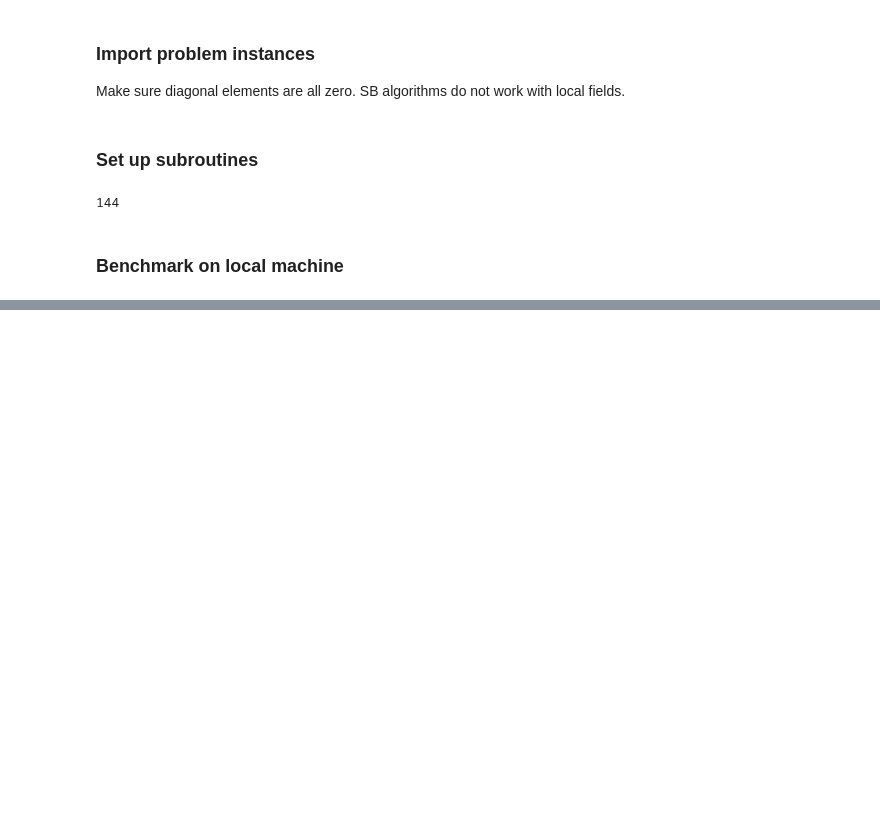
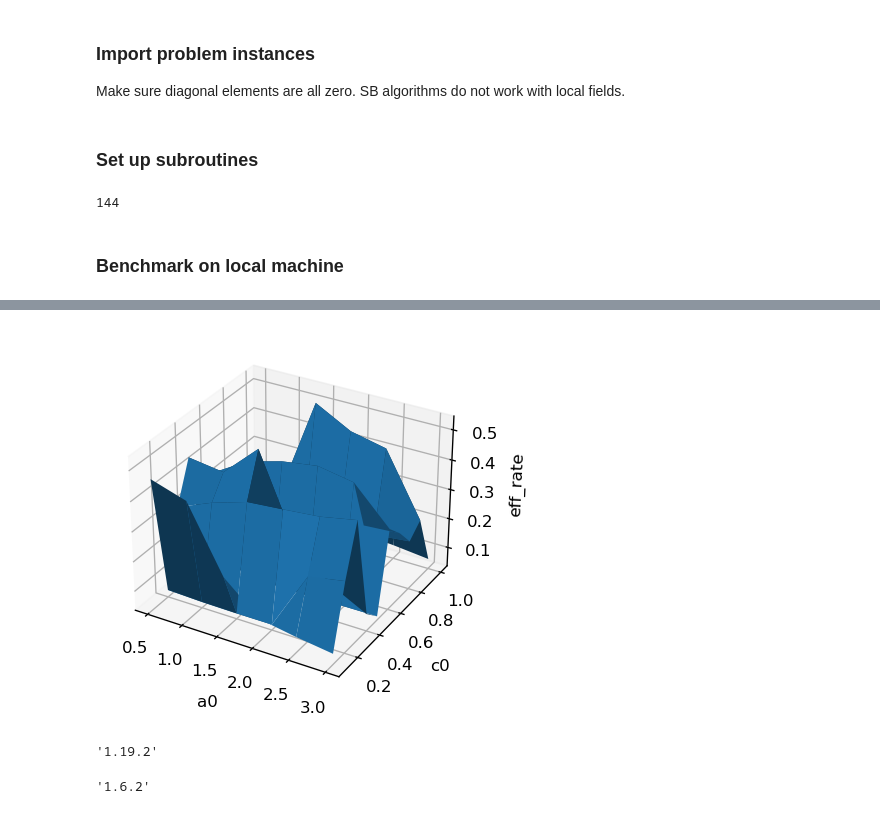
Before and after one commit to haoyudoingthings/Annealing-Algorithms, a Jupyter notebook: Simulated Bifurcation/Simulated Bifurcation Benchmark.ipynb, the cells around one changed output, grey strips where cells are left out. Cells and saved outputs as stored; diff of their text form; code cells hidden in the pictures; blank space fills up the shorter version.

```diff
--- a/Simulated Bifurcation/Simulated Bifurcation Benchmark.ipynb
+++ b/Simulated Bifurcation/Simulated Bifurcation Benchmark.ipynb
@@ -169,11 +195,4 @@ def main(*args):
                     f.write(f"{N} {ins} {sd} {cut_val(N, ins, sd+ins+N, *args)}\n")
-# %%
-steps = 200000
-total_time = 200
-dt = flt(total_time/steps)
-Kerr_coef = flt(.1)
-a0 = flt(1)
-c0 = flt(.3)
 # %%
 mp.cpu_count()
 # %% [output]
@@ -196,0 +341,26 @@ time: 877.1540837287903 s
+# %%
+fig = plt.figure(dpi=120)
+ax = fig.add_subplot(111, projection='3d')
+a = np.arange(0.5, 3.5, 0.5)
+c = np.arange(0.1, 1.1, 0.1)
+X, Y = np.meshgrid(a, c)
+zs = np.array([sum(ans_dict[b].values())/3 for b in args_lst])
+Z = zs.reshape(X.shape)
+
+ax.plot_surface(X, Y, Z)
+
+ax.set_xlabel('a0')
+ax.set_ylabel('c0')
+ax.set_zlabel('eff_rate')
+
+plt.show()
+# %% [output]
+[figure, added]
+# %%
+np.__version__
+# %% [output]
+'1.19.2'
+# %%
+sp.__version__
+# %% [output]
+'1.6.2'
```
Also changed, not shown: parts of 20 cells of this notebook, 1 other file.
